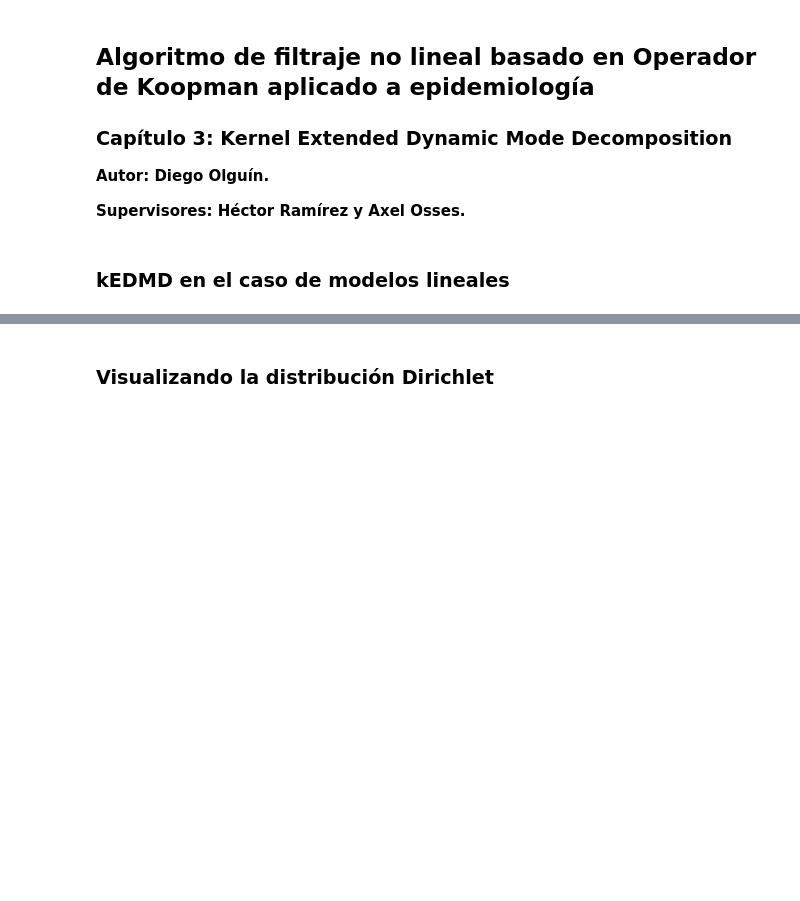
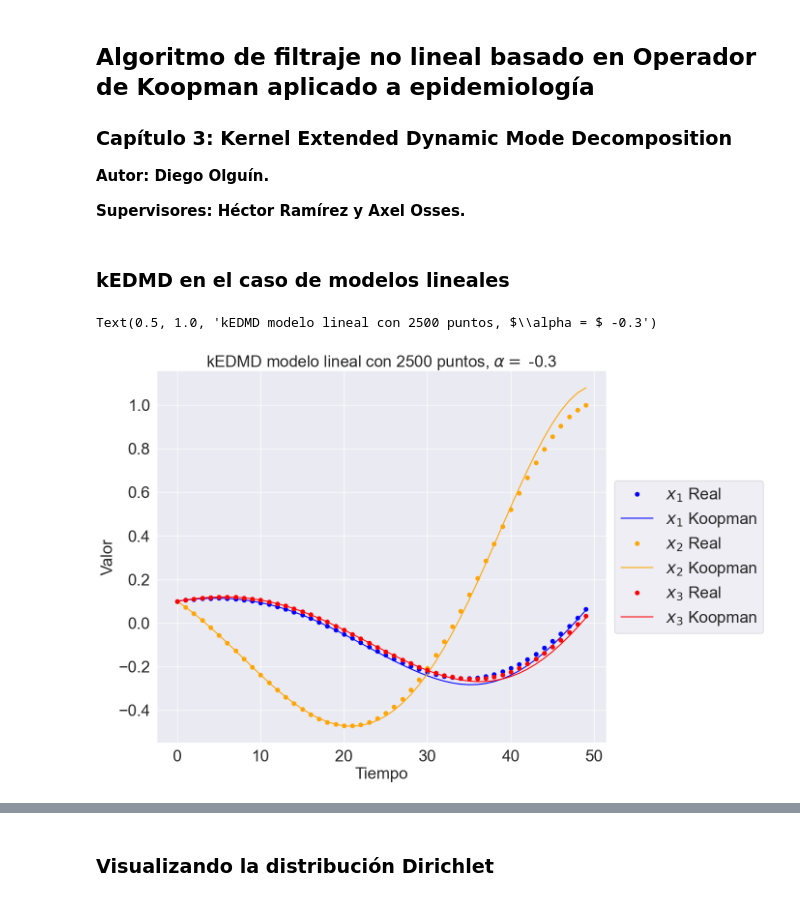
Before and after one commit to diegoolguinw/Koopman_nonlinear_filter, a Jupyter notebook: notebooks/chapter3.ipynb, the cells around one changed output, grey strips where cells are left out. Drawn from its saved outputs; the diff is of its cells as text; code cells hidden in the pictures; blank space fills up the shorter version.

```diff
--- a/notebooks/chapter3.ipynb
+++ b/notebooks/chapter3.ipynb
@@ -12,7 +12,12 @@ img_path = "img/content/"+chapter
 # %%
 # Librerías generales
 import numpy as np
+import matplotlib.pyplot as plt
 from scipy import stats
+import seaborn as sns
+
+sns.set_theme()
+
 from sklearn.gaussian_process.kernels import Matern
 
 # Plotly
@@ -26,3 +31,4 @@ import os
 # Dependencias de KKKF
 from KKKF.DynamicalSystems import DynamicalSystem
 from KKKF.kEDMD import KoopmanOperator
+import KKKF.applyKKKF as kkkf
@@ -40,3 +35,13 @@ pio.templates['plotly'].layout.update(
+# %%
+# Configuración de parámetros para Matplotlib
+plt.rcParams.update({'font.size': 24})
+plt.rcParams.update({'axes.labelsize': 24})
+plt.rcParams.update({'axes.titlesize': 24})
+plt.rcParams.update({'legend.fontsize': 24})
+plt.rcParams.update({'xtick.labelsize': 24})
+plt.rcParams.update({'ytick.labelsize': 24})
+plt.rcParams.update({'figure.figsize': (12, 10)})
+plt.rcParams.update({'figure.titlesize': 28})
 # %%
 # Ajustar directorio para las imagénes
 root = "/Users/diegoolguin/Koopman_nonlinear_filter"
@@ -192,0 +114,30 @@ fig.show()
+# %%
+# Alpha
+alpha = -0.3
+
+# Predicción
+x, x_koop, A, U = compute_linear_kedmd(alpha, N)
+
+# Gráfico
+fig = plt.figure()
+
+plt.plot(t, x[:, 0], 'o', label=r"$x_1$ Real", c='blue')
+plt.plot(t, x_koop[:, 0], label=r"$x_1$ Koopman", c='blue')
+
+plt.plot(t, x[:, 1], 'o', label=r"$x_2$ Real", c='orange')
+plt.plot(t, x_koop[:, 1], label=r"$x_2$ Koopman", c='orange')
+
+plt.plot(t, x[:, 2], 'o', label=r"$x_3$ Real", c='red')
+plt.plot(t, x_koop[:, 2], label=r"$x_3$ Koopman", c='red')
+
+plt.xlabel("Tiempo")
+plt.ylabel("Valor")
+
+# Leyenda fuera del gráfico
+plt.legend(loc='center left', bbox_to_anchor=(1, 0.5))
+
+plt.title(r"kEDMD modelo lineal con {} puntos, $\alpha = $ {}".format(N, alpha))
+fig.savefig(img_path+"Linear1.pdf", bbox_inches='tight')
+# %% [output]
+Text(0.5, 1.0, 'kEDMD modelo lineal con 2500 puntos, $\\alpha = $ -0.3')
+[figure, added]
```
Also changed, not shown: parts of 31 cells of this notebook, 7 other files.
